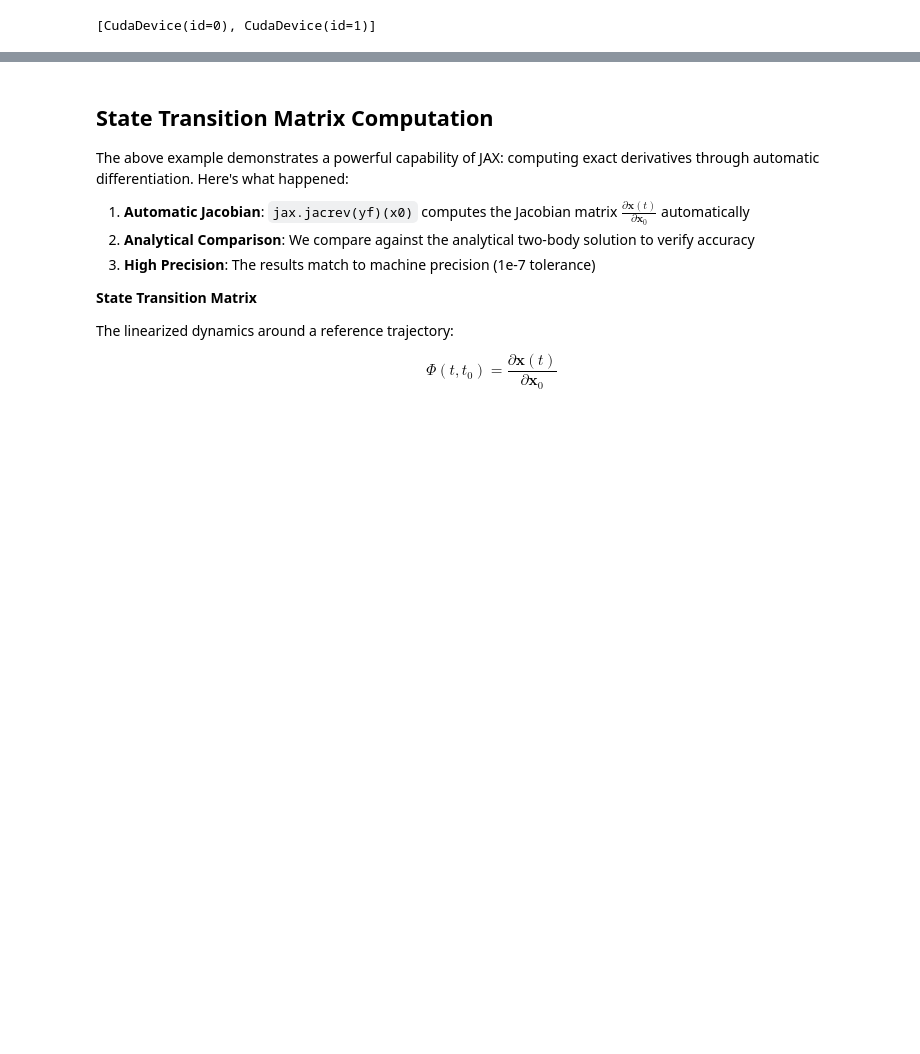
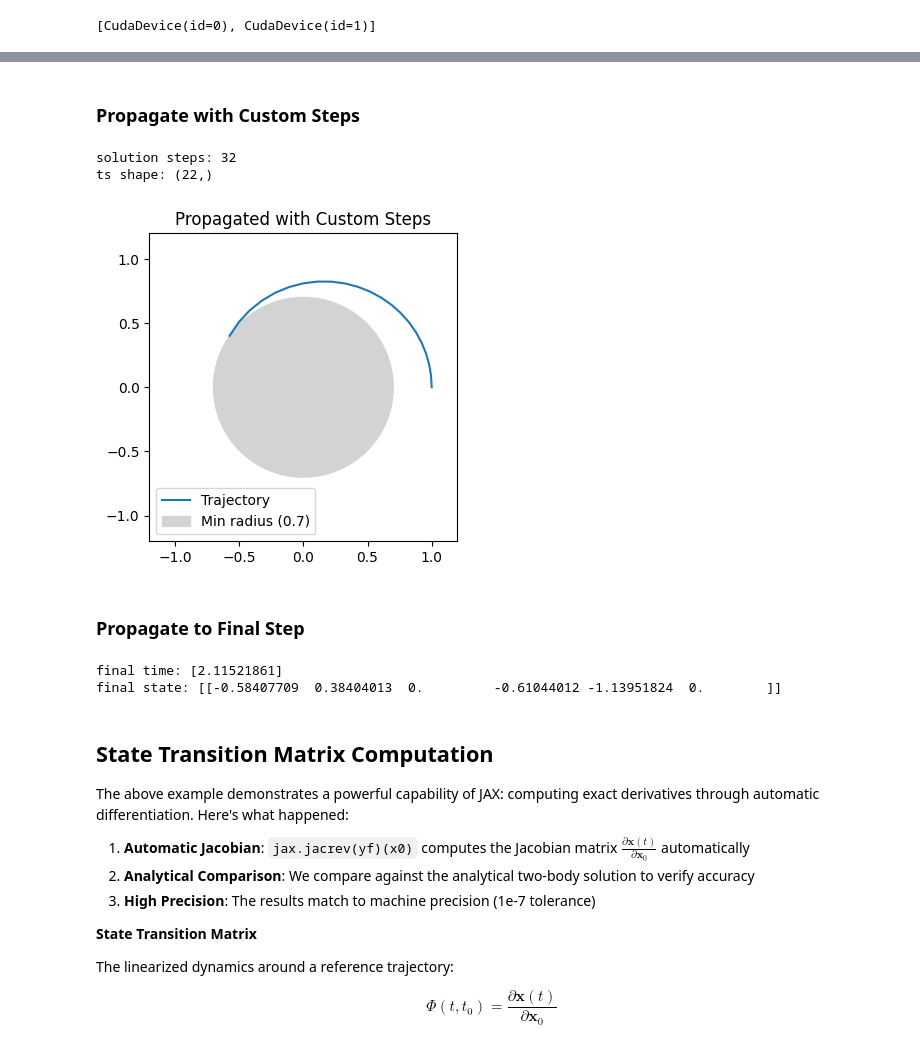
Before and after one commit to pennbay/astrodynx, a Jupyter notebook: docs/examples/prop_cowell.ipynb, the cells around one changed output, grey strips where cells are left out. Cells and saved outputs as stored; diff of their text form; code cells hidden in the pictures; blank space fills up the shorter version.

```diff
--- a/docs/examples/prop_cowell.ipynb
+++ b/docs/examples/prop_cowell.ipynb
@@ -103,3 +142,37 @@ ts shape: (69,)
+# %% [markdown]
+### Propagate with Custom Steps
+# %%
+timesteps = jnp.linspace(0, t1, 32)
+sol = prop.custom_steps(orbdyn, x0, t1, timesteps)
+print(f"solution steps: {sol.ts.size}")
+ts = jax.device_get(sol.ts[jnp.isfinite(sol.ts)])
+print(f"ts shape: {ts.shape}")
+
+fig, ax = plt.subplots(figsize=(6, 4))
+ax.plot(sol.ys[:, 0], sol.ys[:, 1], label="Trajectory")
+circle = plt.Circle(
+    (0, 0), radius=args["rmin"], color="lightgray", label=f"Min radius ({args['rmin']})"
+)
+ax.add_patch(circle)
+ax.set_aspect("equal")
+ax.set_xlim(-1.2, 1.2)
+ax.set_ylim(-1.2, 1.2)
+ax.legend()
+ax.set_title("Propagated with Custom Steps")
+plt.show()
+# %% [output]
+solution steps: 32
+ts shape: (22,)
+[figure, added]
+# %% [markdown]
+### Propagate to Final Step
+# %%
+sol = prop.to_final(orbdyn, x0, t1)
+print(f"final time: {sol.ts}")
+print(f"final state: {sol.ys}")
+# %% [output]
+final time: [2.11521861]
+final state: [[-0.58407709  0.38404013  0.         -0.61044012 -1.13951824  0.        ]]
 # %% [markdown]
 ## State Transition Matrix Computation
 
```
Also changed, not shown: parts of 11 cells of this notebook, 19 other files.
